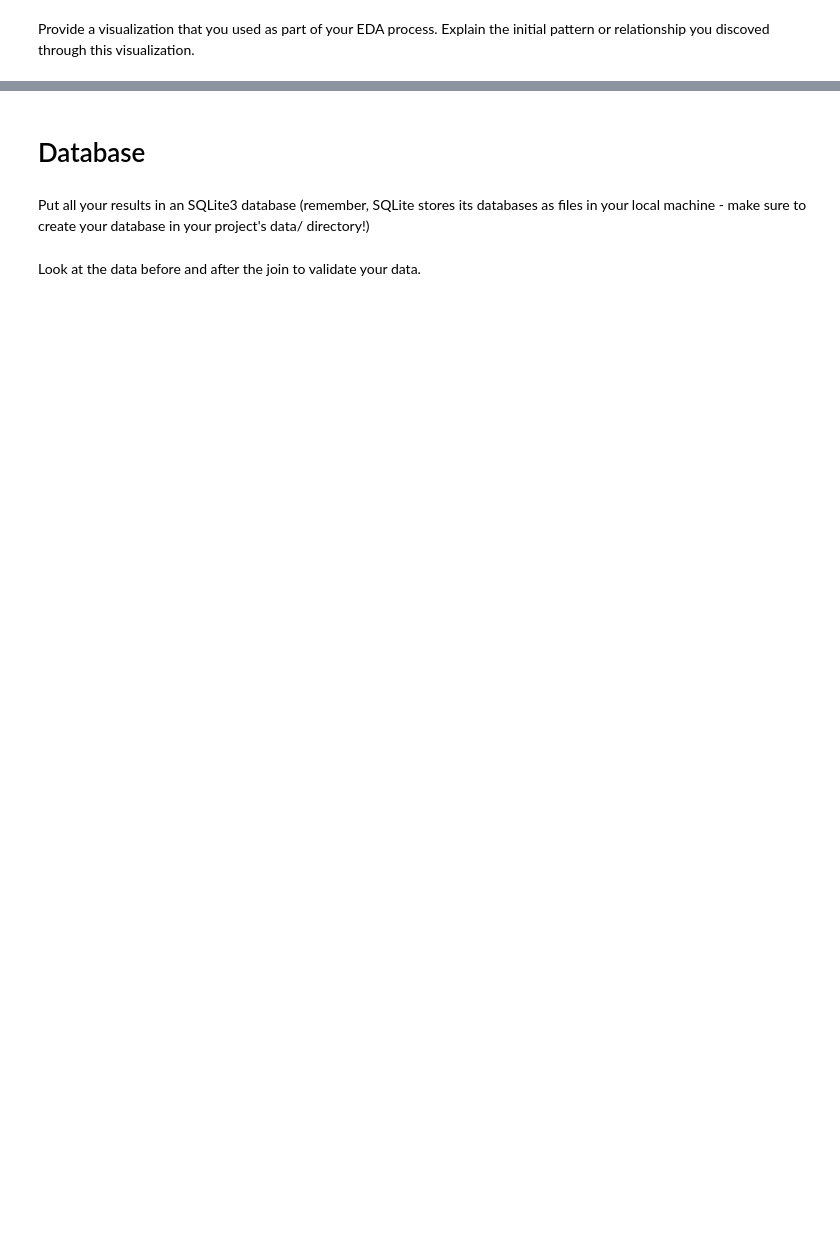
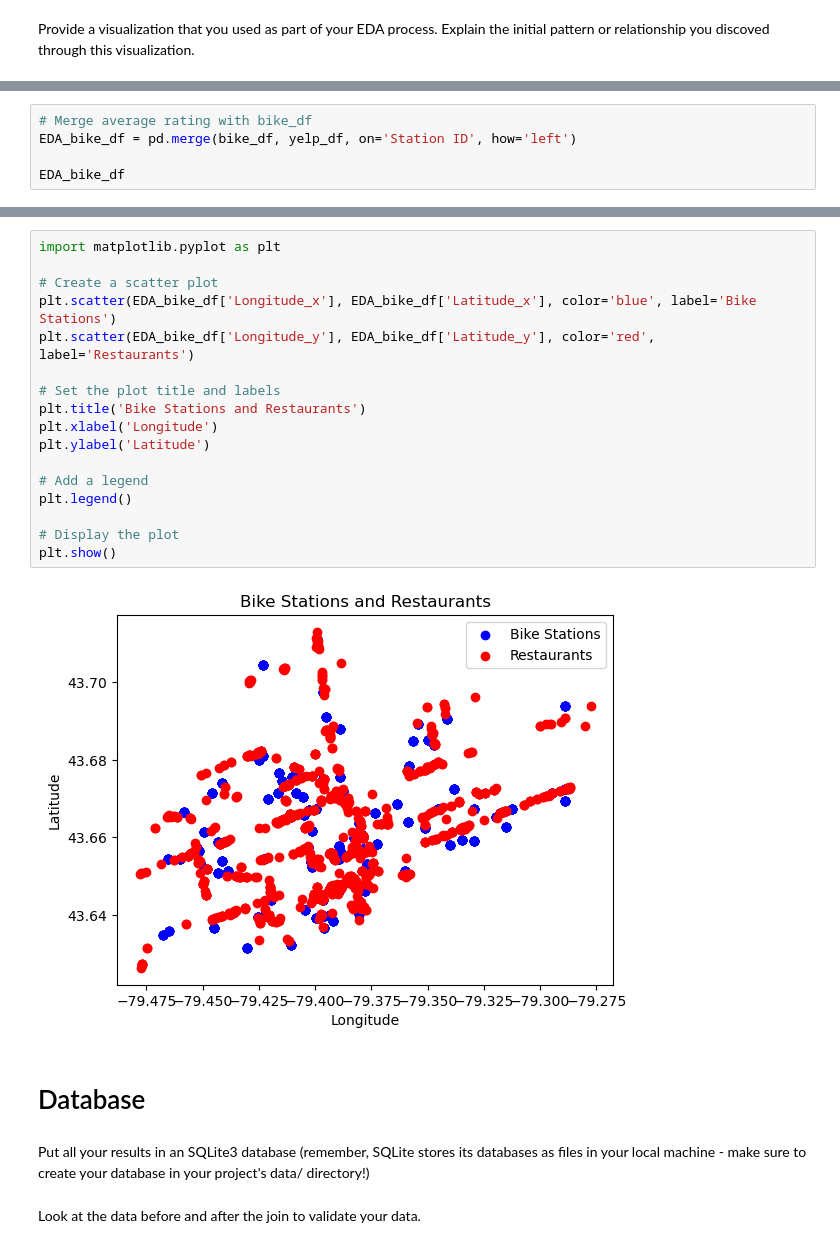
Before and after one commit to chloephuong/LHL-Statistical-Modelling-Project, a Jupyter notebook: notebooks/joining_data.ipynb, the cells around one changed output, grey strips where cells are left out. Cells and saved outputs as stored; diff of their text form; blank space fills up the shorter version.

```diff
--- a/notebooks/joining_data.ipynb
+++ b/notebooks/joining_data.ipynb
@@ -60,0 +45,5 @@ plt.show()
+# %%
+# Merge average rating with bike_df
+EDA_bike_df = pd.merge(bike_df, yelp_df, on='Station ID', how='left')
+
+EDA_bike_df
@@ -61,3 +64,22 @@ plt.show()
+# %%
+import matplotlib.pyplot as plt
+
+# Create a scatter plot
+plt.scatter(EDA_bike_df['Longitude_x'], EDA_bike_df['Latitude_x'], color='blue', label='Bike Stations')
+plt.scatter(EDA_bike_df['Longitude_y'], EDA_bike_df['Latitude_y'], color='red', label='Restaurants')
+
+# Set the plot title and labels
+plt.title('Bike Stations and Restaurants')
+plt.xlabel('Longitude')
+plt.ylabel('Latitude')
+
+# Add a legend
+plt.legend()
+
+# Display the plot
+plt.show()
+# %% [output]
+[figure, added]
 # %% [markdown]
 # Database
 # %% [markdown]
```
Also changed, not shown: parts of 6 cells of this notebook.
